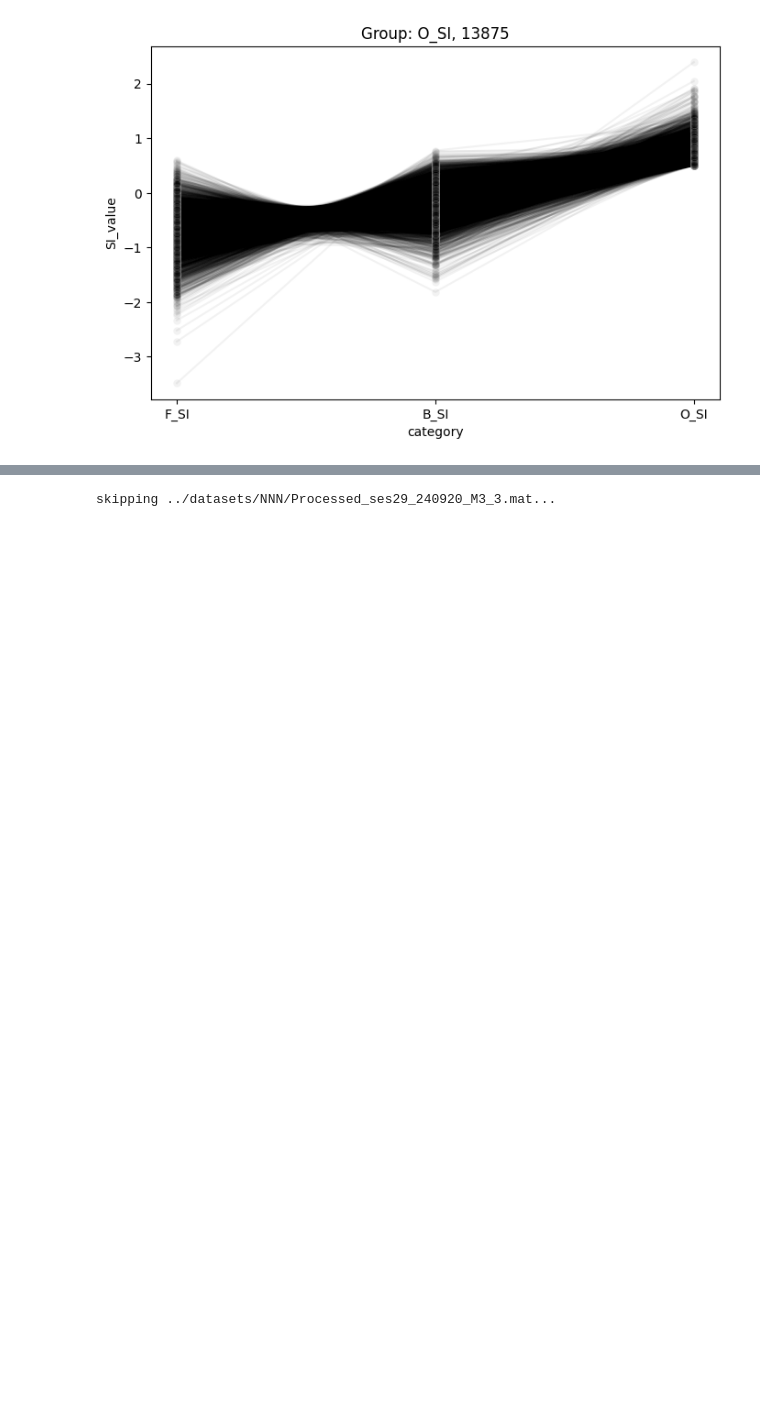
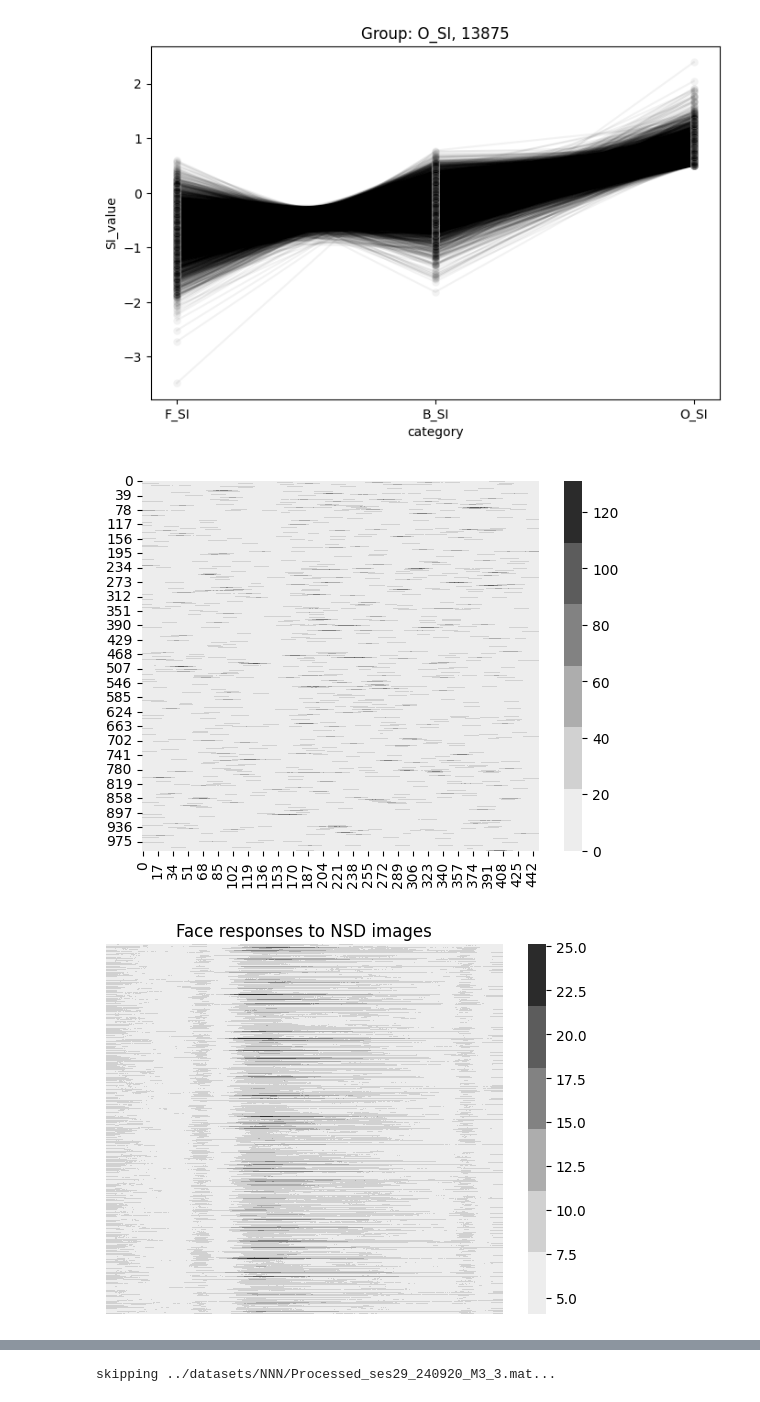
Before and after one commit to aimarvi/triplen, a Jupyter notebook: exploring_data.ipynb, the cells around one changed output, grey strips where cells are left out. Saved outputs shown, nothing was run; the diff lists cells and outputs as text; code cells hidden in the pictures; blank space fills up the shorter version.

Commit message:
raster level data

```diff
--- a/exploring_data.ipynb
+++ b/exploring_data.ipynb
@@ -156,3 +159,19 @@ The palette list has fewer values (1) than needed (5077) and will cycle, which m
 The palette list has fewer values (1) than needed (4625) and will cycle, which may produce an uninterpretable plot.
   sns.lineplot(sub_df, x='SI_type', y='SI_value', sort=False,
 [figure]
+# %%
+unit = 'F_SI'
+face_df = raster_data[(raster_data[unit]>0.5) & (raster_data['unit_type'] == 1)]
+psth = face_df.iloc[13]['img_psth']
+sns.heatmap(psth[:, :1000].T, cmap=sns.color_palette(palette='Greys'))
+plt.show()
+
+x = np.stack(face_df['img_psth'].values)
+avg_face = np.mean(x, axis=0)
+sns.heatmap(avg_face[:, :1000].T, cmap=sns.color_palette(palette='Greys'))
+plt.title('Face responses to NSD images')
+plt.axis('off')
+plt.show()
+# %% [output]
+[figure, added]
+[figure, added]
```
Also changed, not shown: parts of 5 cells of this notebook, 2 other files.
